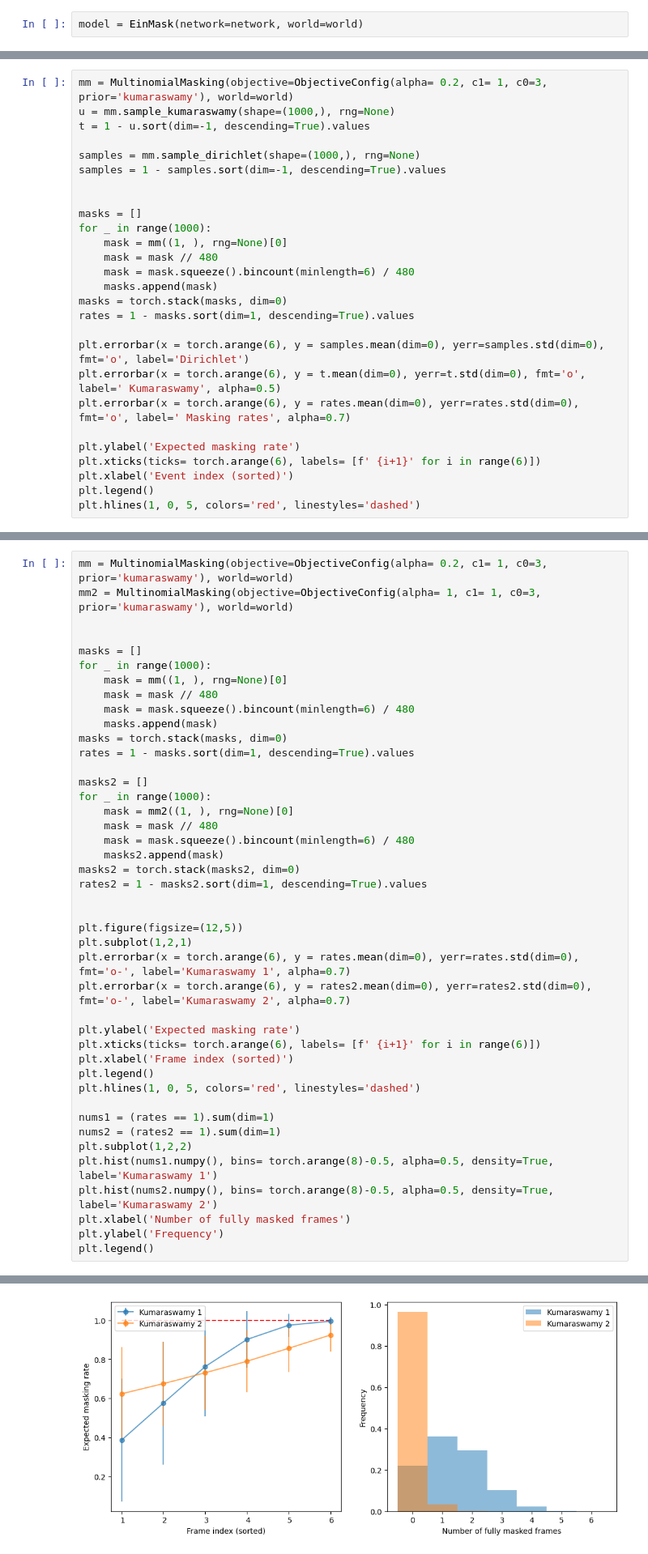
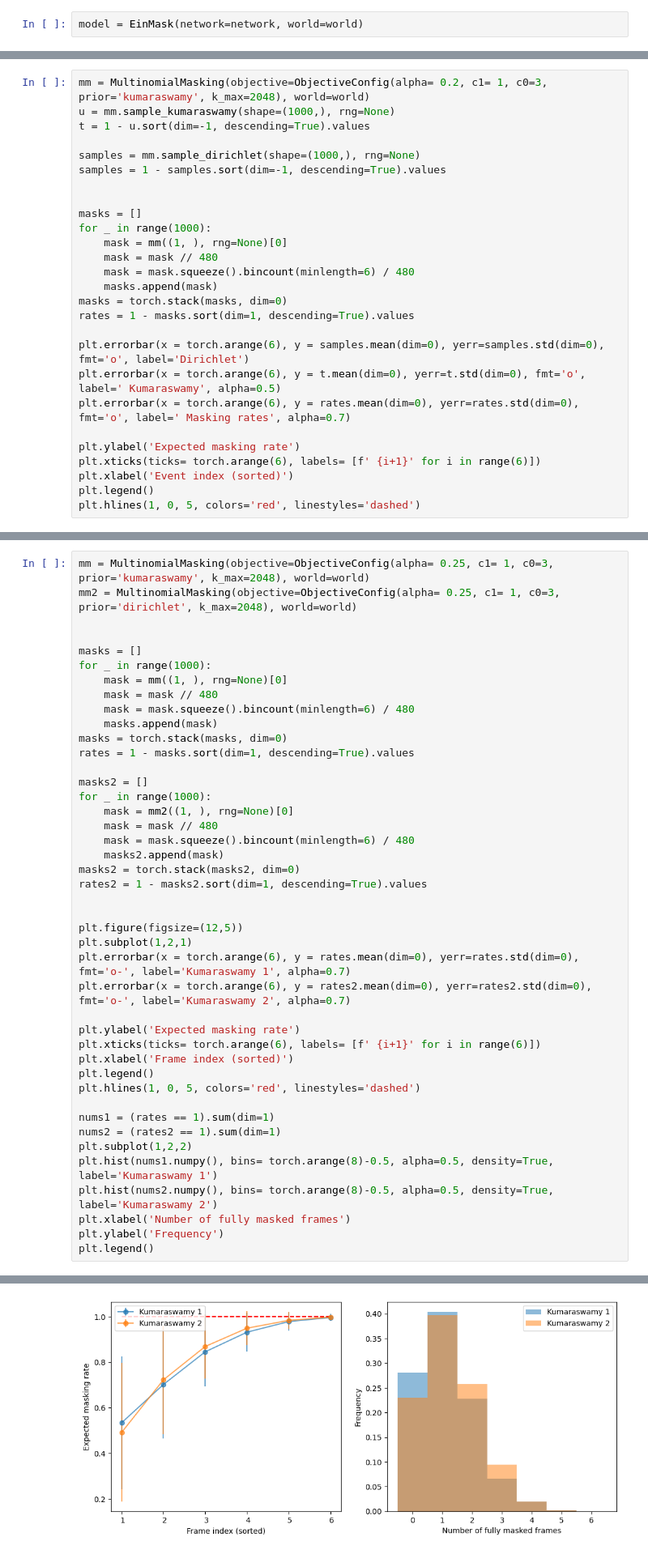
Before and after one commit to jthuemmel/thesis, a Jupyter notebook: simplify.ipynb, the cells around one changed output, grey strips where cells are left out. Shown at 81% size. Drawn from its saved outputs; the diff is of its cells as text.

```diff
--- a/simplify.ipynb
+++ b/simplify.ipynb
@@ -36,5 +27,5 @@ plt.imshow(p, aspect="auto")
 # %%
-mm = MultinomialMasking(objective=ObjectiveConfig(alpha= 0.2, c1= 1, c0=3, prior='kumaraswamy'), world=world)
+mm = MultinomialMasking(objective=ObjectiveConfig(alpha= 0.2, c1= 1, c0=3, prior='kumaraswamy', k_max=2048), world=world)
 u = mm.sample_kumaraswamy(shape=(1000,), rng=None)
 t = 1 - u.sort(dim=-1, descending=True).values
 
@@ -66,6 +57,6 @@ plt.hlines(1, 0, 5, colors='red', linestyles='dashed')
 # %%
-mm = MultinomialMasking(objective=ObjectiveConfig(alpha= 0.2, c1= 1, c0=3, prior='kumaraswamy'), world=world)
-mm2 = MultinomialMasking(objective=ObjectiveConfig(alpha= 1, c1= 1, c0=3, prior='kumaraswamy'), world=world)
+mm = MultinomialMasking(objective=ObjectiveConfig(alpha= 0.25, c1= 1, c0=3, prior='kumaraswamy', k_max=2048), world=world)
+mm2 = MultinomialMasking(objective=ObjectiveConfig(alpha= 0.25, c1= 1, c0=3, prior='dirichlet', k_max=2048), world=world)
 
 
 masks = []
@@ -81,33 +72,33 @@ masks2 = []
 for _ in range(1000):
     mask = mm2((1, ), rng=None)[0]
     mask = mask // 480
     mask = mask.squeeze().bincount(minlength=6) / 480
     masks2.append(mask)
 masks2 = torch.stack(masks2, dim=0)
 rates2 = 1 - masks2.sort(dim=1, descending=True).values
 
 
 plt.figure(figsize=(12,5))
 plt.subplot(1,2,1)
 plt.errorbar(x = torch.arange(6), y = rates.mean(dim=0), yerr=rates.std(dim=0), fmt='o-', label='Kumaraswamy 1', alpha=0.7)
 plt.errorbar(x = torch.arange(6), y = rates2.mean(dim=0), yerr=rates2.std(dim=0), fmt='o-', label='Kumaraswamy 2', alpha=0.7)
 
 plt.ylabel('Expected masking rate')
 plt.xticks(ticks= torch.arange(6), labels= [f' {i+1}' for i in range(6)])
 plt.xlabel('Frame index (sorted)')
 plt.legend()
 plt.hlines(1, 0, 5, colors='red', linestyles='dashed')
 
 nums1 = (rates == 1).sum(dim=1)
 nums2 = (rates2 == 1).sum(dim=1)
 plt.subplot(1,2,2)
 plt.hist(nums1.numpy(), bins= torch.arange(8)-0.5, alpha=0.5, density=True, label='Kumaraswamy 1')
 plt.hist(nums2.numpy(), bins= torch.arange(8)-0.5, alpha=0.5, density=True, label='Kumaraswamy 2')
 plt.xlabel('Number of fully masked frames')
 plt.ylabel('Frequency')
 plt.legend()
 # %% [output]
 <matplotlib.legend.Legend at 0x...>
-[figure, old version]
+[figure, new version]
 # %%
 u = torch.linspace(0,1,100)
```
Also changed, not shown: parts of 4 cells of this notebook, 2 other files.
